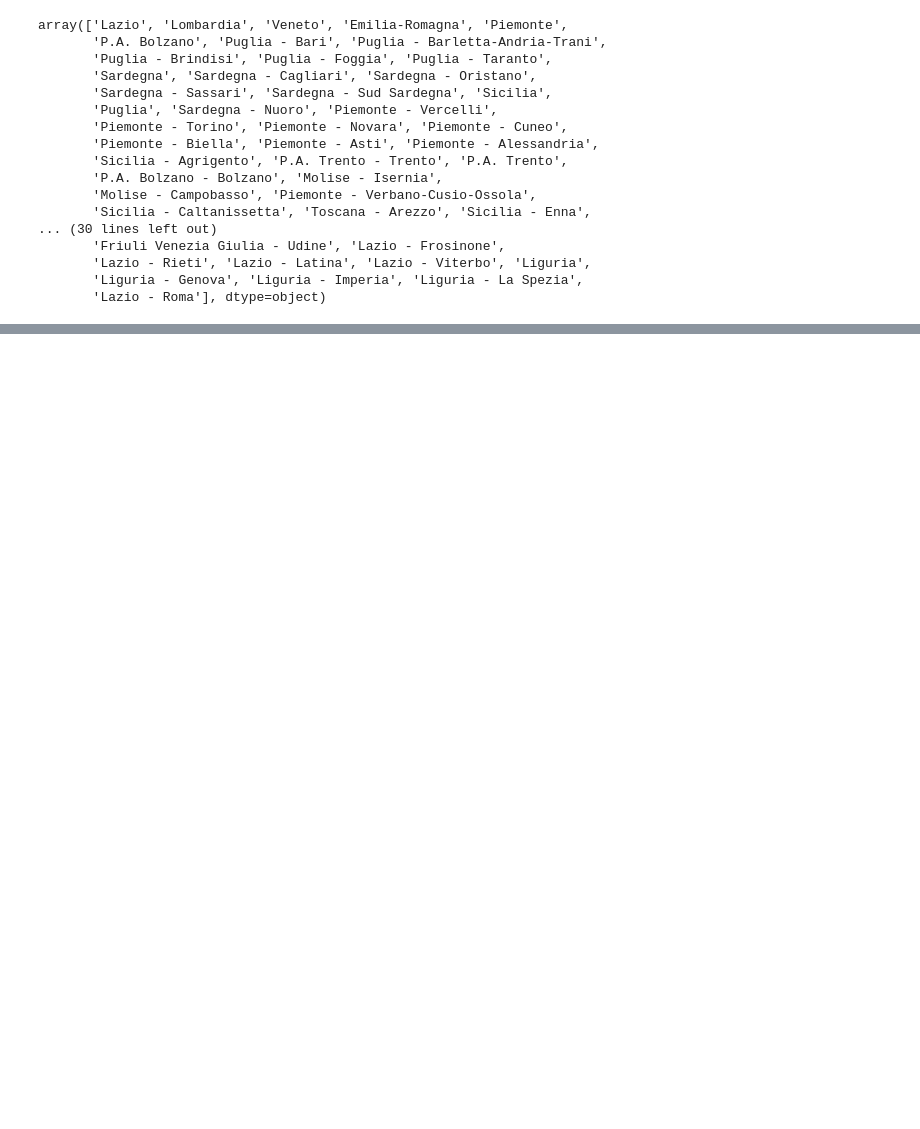
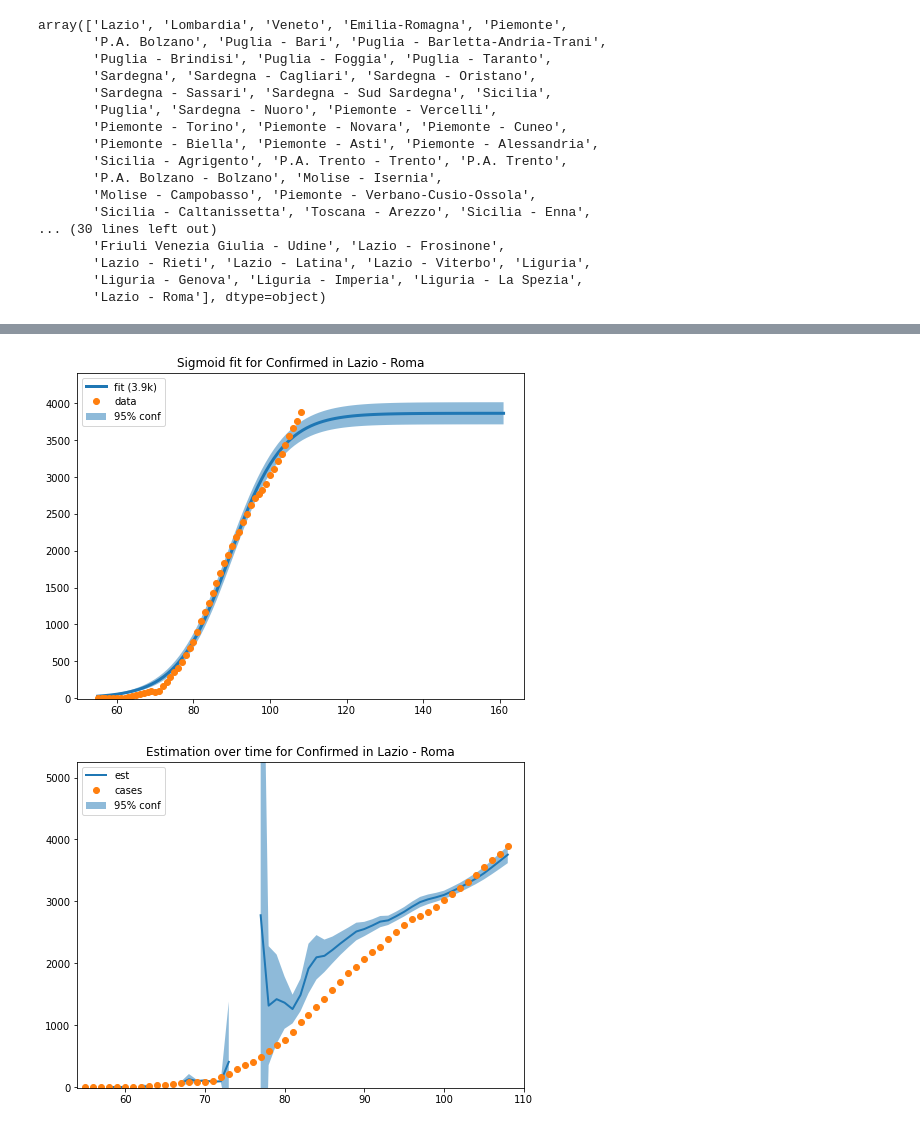
Before and after one commit to fmossott/COVID19, a Jupyter notebook: pyscript/curveFit.ipynb, the cells around one changed output, grey strips where cells are left out. Saved outputs shown, nothing was run; the diff lists cells and outputs as text; code cells hidden in the pictures; blank space fills up the shorter version.

```diff
--- a/pyscript/curveFit.ipynb
+++ b/pyscript/curveFit.ipynb
@@ -374,0 +383,5 @@ allPlots('Lombardia - Milano')
+# %%
+provPlots('Lazio','Roma')
+# %% [output]
+[figure, added]
+[figure, added]
```
Also changed, not shown: parts of 15 cells of this notebook.
